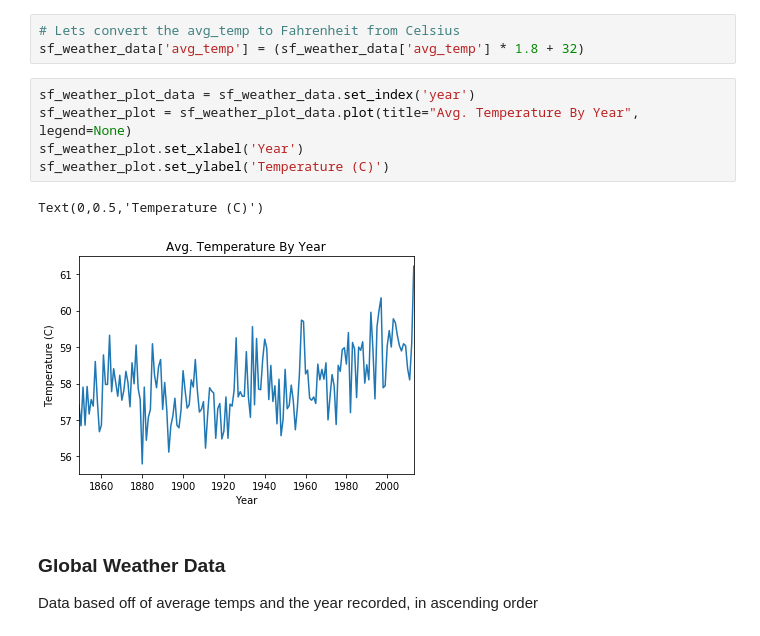
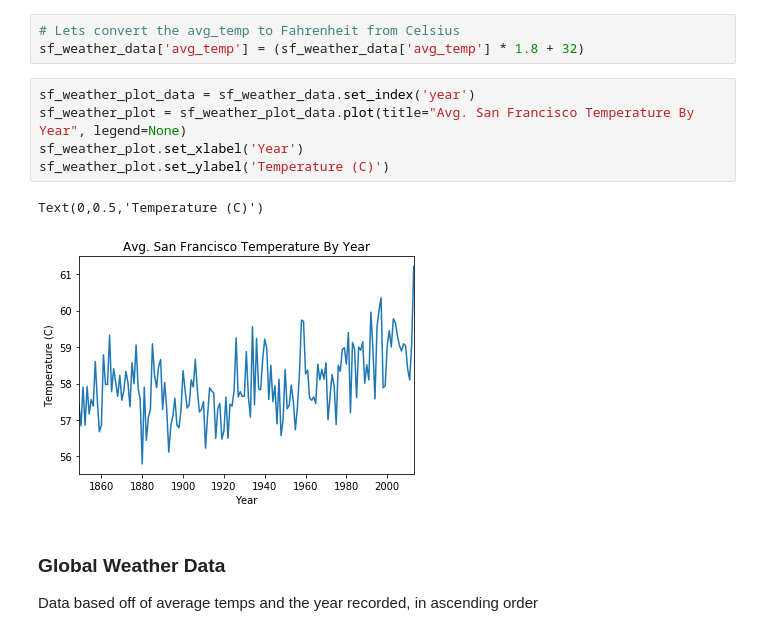
Before and after one commit to dannypaz/udacity-nano, a Jupyter notebook: weather/udacity_weather_trends.ipynb, the cells around one changed output. Drawn from its saved outputs; the diff is of its cells as text.

```diff
--- a/weather/udacity_weather_trends.ipynb
+++ b/weather/udacity_weather_trends.ipynb
@@ -38,12 +38,12 @@ sf_weather_data.head()
 sf_weather_data['avg_temp'] = (sf_weather_data['avg_temp'] * 1.8 + 32)
 # %%
 sf_weather_plot_data = sf_weather_data.set_index('year')
-sf_weather_plot = sf_weather_plot_data.plot(title="Avg. Temperature By Year", legend=None)
+sf_weather_plot = sf_weather_plot_data.plot(title="Avg. San Francisco Temperature By Year", legend=None)
 sf_weather_plot.set_xlabel('Year')
 sf_weather_plot.set_ylabel('Temperature (C)')
 # %% [output]
 Text(0,0.5,'Temperature (C)')
-[figure, old version]
+[figure, new version]
 # %% [markdown]
 ### Global Weather Data
 
```
Also changed, not shown: parts of 5 cells of this notebook, 3 other files.
